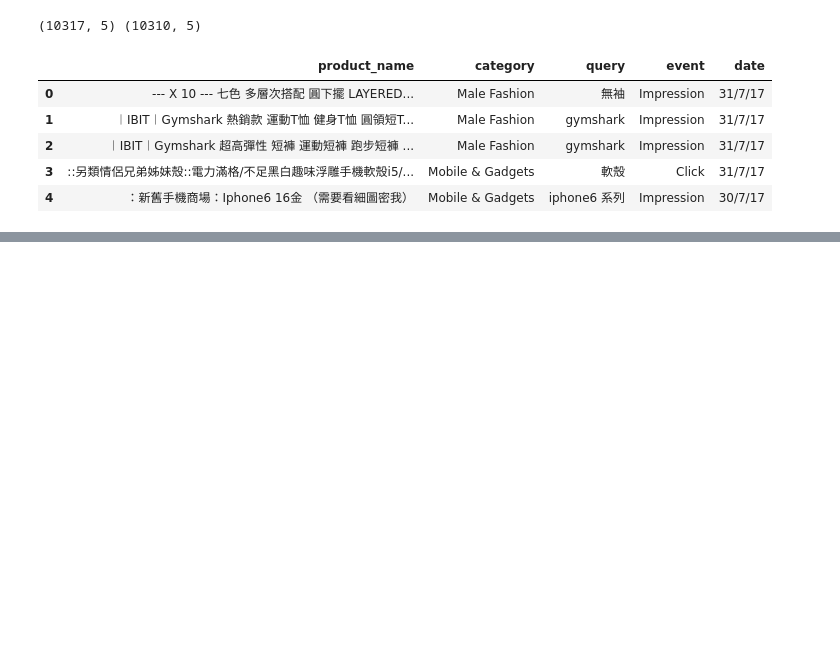
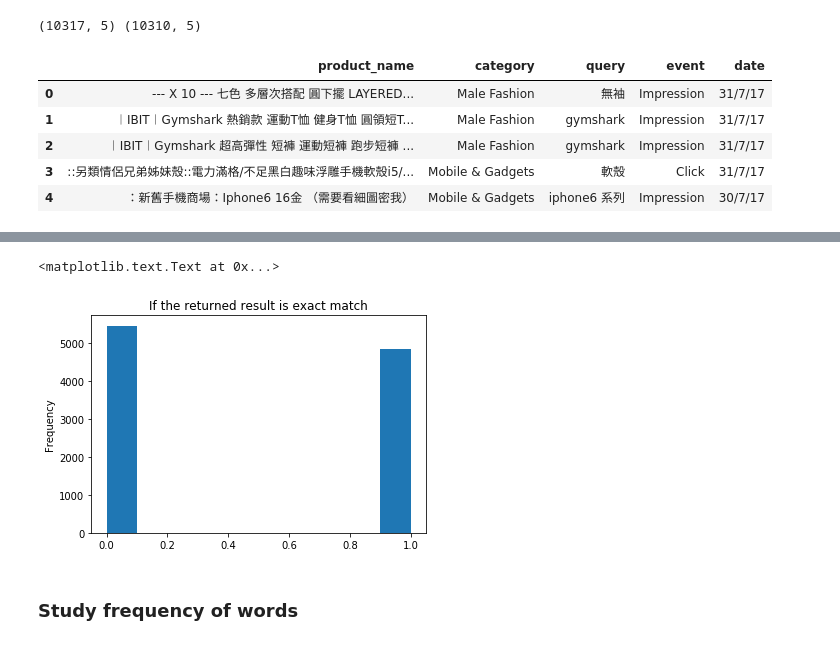
Before and after one commit to renruoxu/keyword_extraction, a Jupyter notebook: exploration/x.ipynb, the cells around one changed output, grey strips where cells are left out. Cells and saved outputs as stored; diff of their text form; code cells hidden in the pictures; blank space fills up the shorter version.

```diff
--- a/exploration/x.ipynb
+++ b/exploration/x.ipynb
@@ -25,0 +41,17 @@ product_log[product_log.product_name == "創意雙夾手機懶人支架 懶人
+# %%
+# preprocessing
+def preprocess(string):
+    """
+    preprocess the string to remove punctuations
+
+    Inputs:
+        @string: a text string
+
+    Outputs:
+        A cleaned string
+    """
+    string = re.sub(r"[\^&%$#@><+\-*.,!?;:/~\(\)]+","",string.lower())
+    return string
+# %%
+product_log["query"] = product_log["query"].map(preprocess)
+product_log.product_name = product_log.product_name.map(preprocess)
@@ -25,0 +62,25 @@ product_log[product_log.product_name == "創意雙夾手機懶人支架 懶人
+# %%
+def exact_match((title,query)):
+    """
+    Check if the search engine returns only exact match results
+
+    Inputs:
+        @title: product name of the record
+        @query: the user query
+
+    Output:
+        A boolean value. True means exact match, False means non-exact-match
+    """
+    if (query in title) or (query in title.lower()):
+        return True
+    return False
+
+product_log["exact_match"] = map(exact_match,zip(product_log.product_name, product_log['query']))
+# %%
+product_log.exact_match.plot(kind="hist")
+plt.title("If the returned result is exact match")
+# %% [output]
+<matplotlib.text.Text at 0x...>
+[figure, added]
+# %% [markdown]
+### Study frequency of words
```
Also changed, not shown: parts of 21 cells of this notebook.
